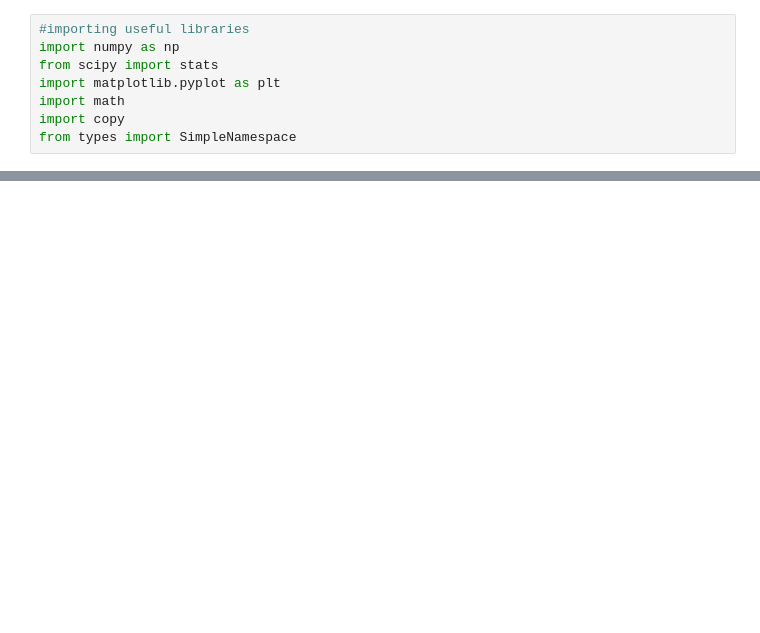
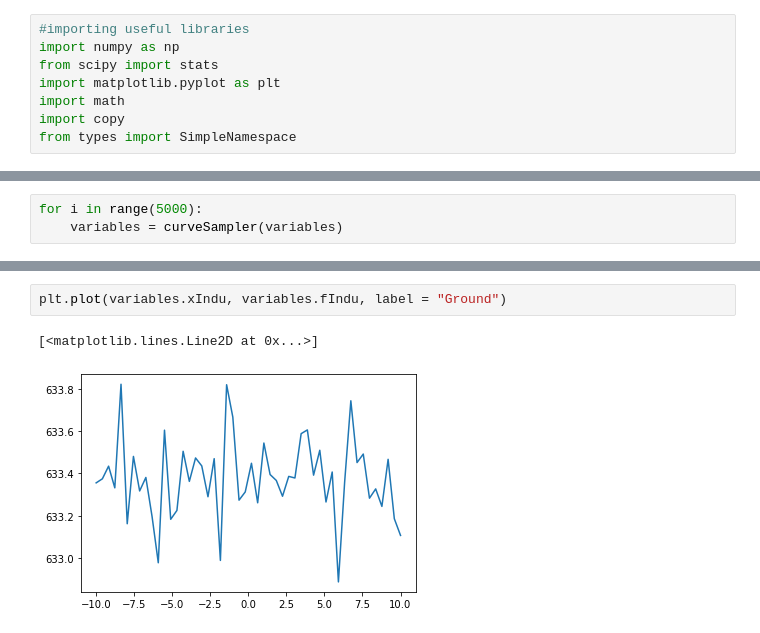
Before and after one commit to vkumar61/GPcurve, a Jupyter notebook: GPwithGammaNoise.ipynb, the cells around one changed output, grey strips where cells are left out. Cells and saved outputs as stored; diff of their text form; blank space fills up the shorter version.

```diff
--- a/GPwithGammaNoise.ipynb
+++ b/GPwithGammaNoise.ipynb
@@ -231,0 +286,3 @@ plt.plot(variables.xIndu, variables.fIndu, label = "Ground")
+# %%
+for i in range(5000):
+    variables = curveSampler(variables)
@@ -231,0 +305,5 @@ plt.plot(variables.xIndu, variables.fIndu, label = "Ground")
+# %%
+plt.plot(variables.xIndu, variables.fIndu, label = "Ground")
+# %% [output]
+[<matplotlib.lines.Line2D at 0x...>]
+[figure, added]
```
Also changed, not shown: parts of 3 cells of this notebook.
